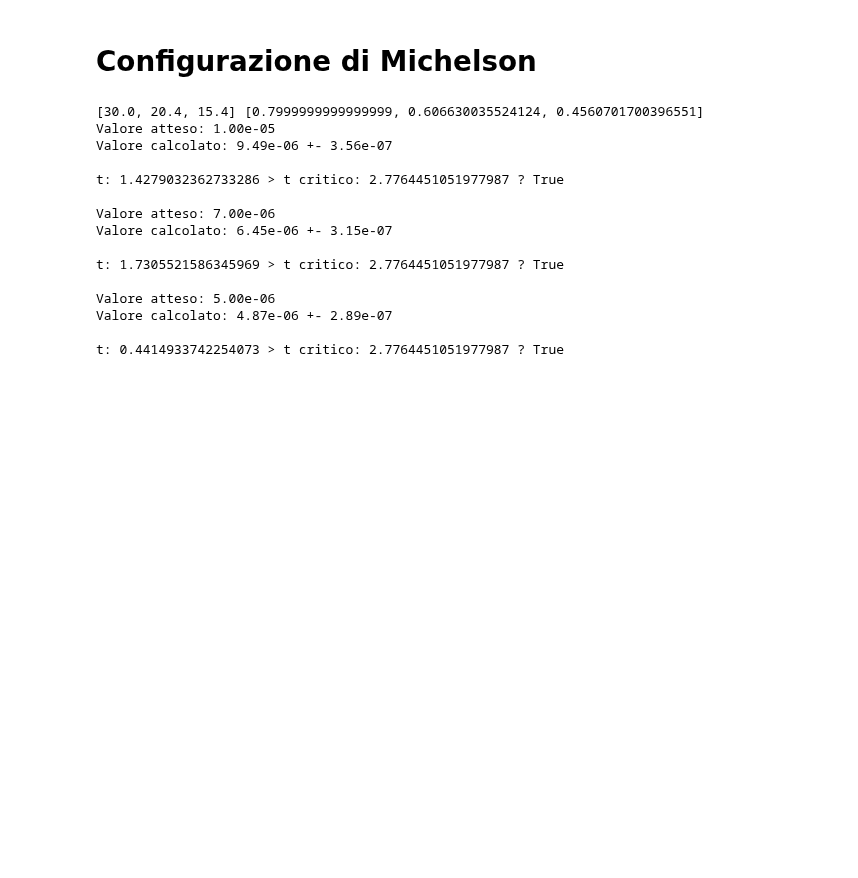
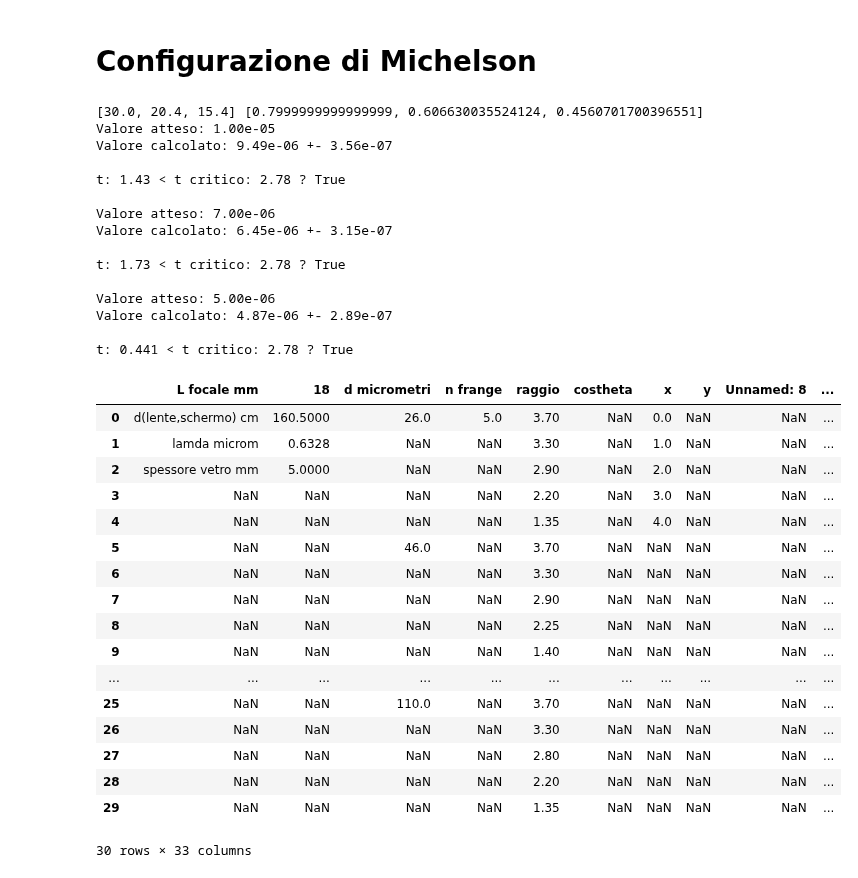
Before and after one commit to ARossiUnimib/Laboratorio-2---Gruppo-21-A.A.-2023-24, a Jupyter notebook: Notebooks/Interferometro.ipynb, the cells around one changed output. Drawn from its saved outputs; the diff is of its cells as text; code cells hidden in the pictures; blank space fills up the shorter version.

Commit message:
aggiunti i dati di tutti gli esperimenti, da riguardare exp. righello

```diff
--- a/Notebooks/Interferometro.ipynb
+++ b/Notebooks/Interferometro.ipynb
@@ -123,5 +123,5 @@ print("\n", d_weighted_mean, err_d_weighted_mean, N_0_weighted_mean, err_N_0_wei
 # %%
-#import pandas as pd
+import pandas as pd
 
-#dati = pd.read_excel("Interferometro.xlsx")
-#display(dati)
+dati = pd.read_excel("Interferometro second.xlsx")
+display(dati)
@@ -197,25 +215,46 @@ t: 1.39 < t critico: 2.78 ? True
 # %% [markdown]
 # Configurazione di Michelson
 # %%
-delta_d, err_delta_d = calcola_delta_d("DeltaN.1")
-stampa_risultati(delta_d, err_delta_d, "Deltad eff [microm].1", 0.05)
+delta_d, err_delta_d = calcola_delta_d("DeltaN m")
+stampa_risultati(delta_d, err_delta_d, "Deltad eff m", 0.05)
 
 distanza_lente_schermo = 167.8 * 10**(-2) # metri
 
 # il test è superato con cos(theta) circa 1 come assunzione!
+
+dati_2 = pd.read_excel("Interferometro.xlsx")
+display(dati_2)
 # %% [output]
 [30.0, 20.4, 15.4] [0.7999999999999999, 0.606630035524124, 0.4560701700396551]
 Valore atteso: 1.00e-05
 Valore calcolato: 9.49e-06 +- 3.56e-07
 
-t: 1.4279032362733286 > t critico: 2.7764451051977987 ? True
+t: 1.43 < t critico: 2.78 ? True
 
 Valore atteso: 7.00e-06
 Valore calcolato: 6.45e-06 +- 3.15e-07
 
-t: 1.7305521586345969 > t critico: 2.7764451051977987 ? True
+t: 1.73 < t critico: 2.78 ? True
 
 Valore atteso: 5.00e-06
 Valore calcolato: 4.87e-06 +- 2.89e-07
 
-t: 0.4414933742254073 > t critico: 2.7764451051977987 ? True
+t: 0.441 < t critico: 2.78 ? True
+|  | L focale mm | 18 | d micrometri | n frange | raggio | costheta | x | y | Unnamed: 8 | ... |
+| 0 | d(lente,schermo) cm | 160.5000 | 26.0 | 5.0 | 3.70 | NaN | 0.0 | NaN | NaN | ... |
+| 1 | lamda microm | 0.6328 | NaN | NaN | 3.30 | NaN | 1.0 | NaN | NaN | ... |
+| 2 | spessore vetro mm | 5.0000 | NaN | NaN | 2.90 | NaN | 2.0 | NaN | NaN | ... |
+| 3 | NaN | NaN | NaN | NaN | 2.20 | NaN | 3.0 | NaN | NaN | ... |
+| 4 | NaN | NaN | NaN | NaN | 1.35 | NaN | 4.0 | NaN | NaN | ... |
+| 5 | NaN | NaN | 46.0 | NaN | 3.70 | NaN | NaN | NaN | NaN | ... |
+| 6 | NaN | NaN | NaN | NaN | 3.30 | NaN | NaN | NaN | NaN | ... |
+| 7 | NaN | NaN | NaN | NaN | 2.90 | NaN | NaN | NaN | NaN | ... |
+| 8 | NaN | NaN | NaN | NaN | 2.25 | NaN | NaN | NaN | NaN | ... |
+| 9 | NaN | NaN | NaN | NaN | 1.40 | NaN | NaN | NaN | NaN | ... |
+| ... | ... | ... | ... | ... | ... | ... | ... | ... | ... | ... |
+| 25 | NaN | NaN | 110.0 | NaN | 3.70 | NaN | NaN | NaN | NaN | ... |
+| 26 | NaN | NaN | NaN | NaN | 3.30 | NaN | NaN | NaN | NaN | ... |
+| 27 | NaN | NaN | NaN | NaN | 2.80 | NaN | NaN | NaN | NaN | ... |
+| 28 | NaN | NaN | NaN | NaN | 2.20 | NaN | NaN | NaN | NaN | ... |
+| 29 | NaN | NaN | NaN | NaN | 1.35 | NaN | NaN | NaN | NaN | ... |
+30 rows × 33 columns
```
Also changed, not shown: parts of 5 cells of this notebook, 2 other files.
